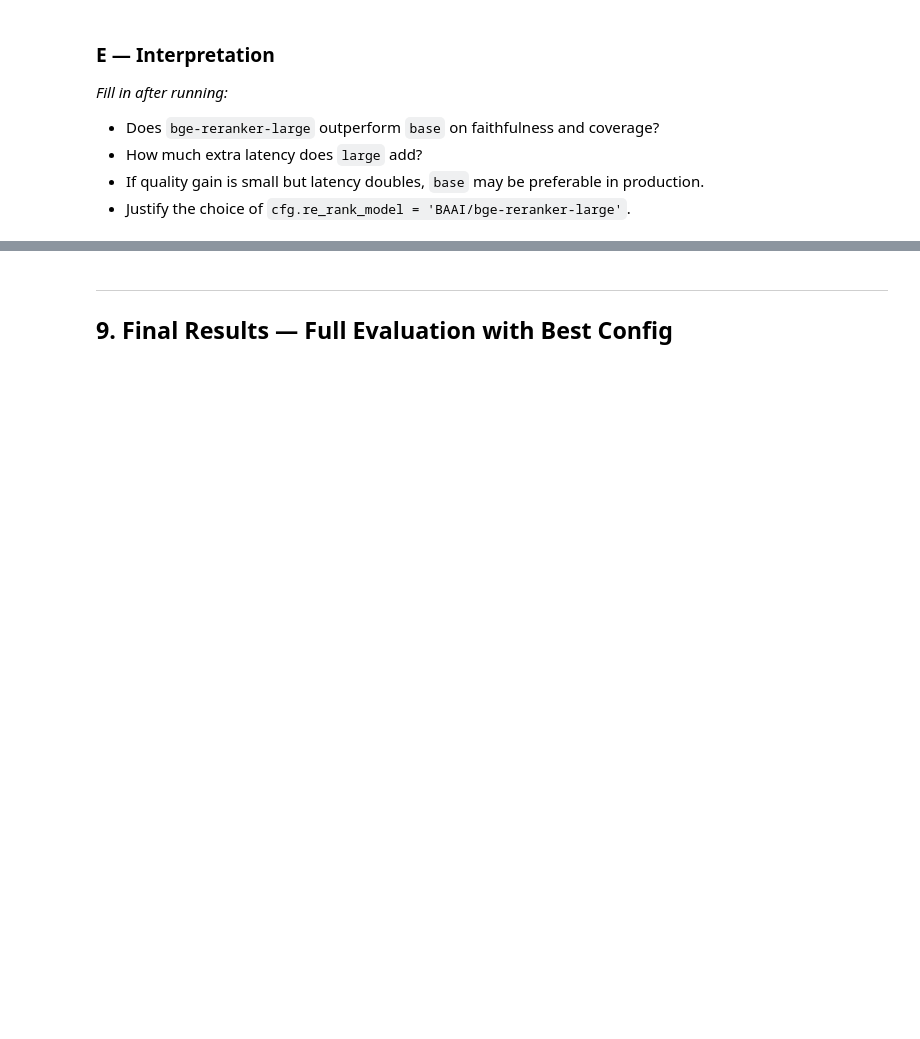
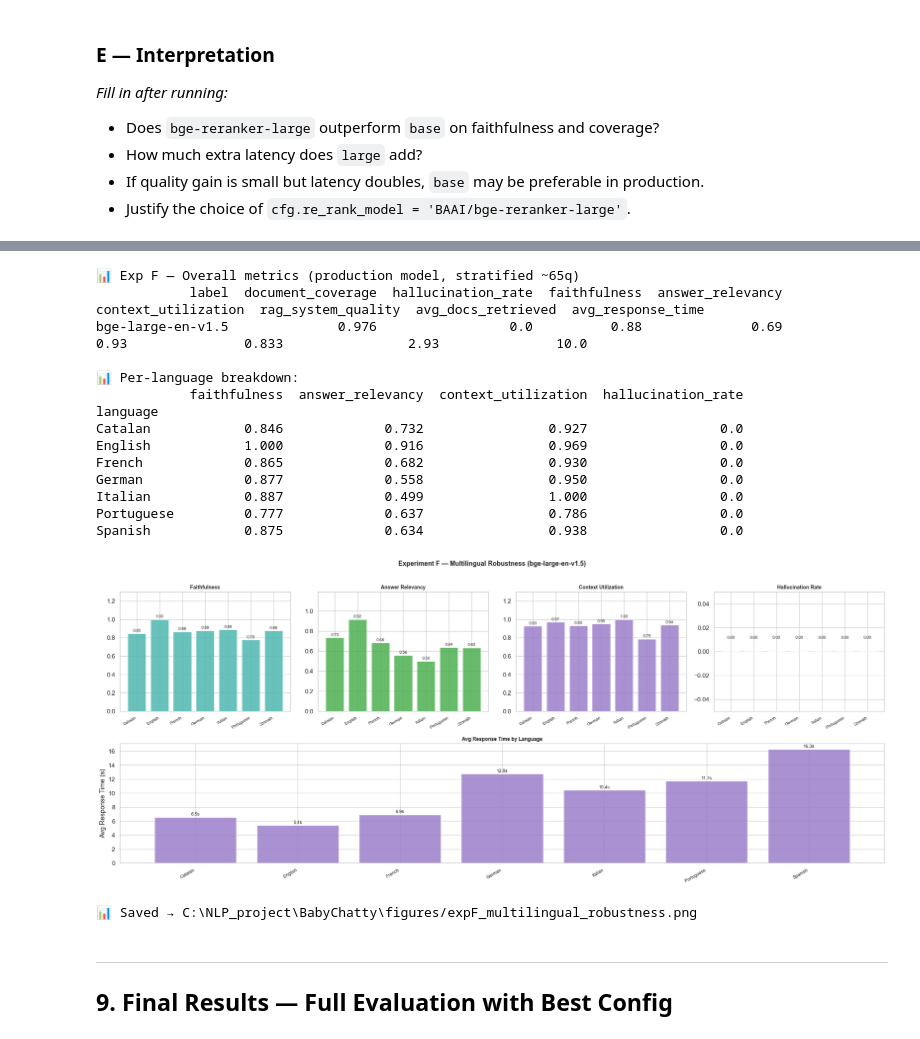
Before and after one commit to sprieton/BabyChatty, a Jupyter notebook: BabyChatty_Evaluation_v2.ipynb, the cells around one changed output, grey strips where cells are left out. Saved outputs shown, nothing was run; the diff lists cells and outputs as text; code cells hidden in the pictures; blank space fills up the shorter version.

```diff
--- a/BabyChatty_Evaluation_v2.ipynb
+++ b/BabyChatty_Evaluation_v2.ipynb
@@ -872,3 +1443,77 @@ plt.show()
+# %%
+# ── Overall summary ──────────────────────────────────────────────────────────
+s_emb_prod = summarize(df_emb_prod, 'bge-large-en-v1.5')
+print('📊 Exp F — Overall metrics (production model, stratified ~65q)')
+print(pd.DataFrame([s_emb_prod])[SHOW_COLS].to_string(index=False))
+
+# ── Per-language breakdown ────────────────────────────────────────────────────
+lang_metrics = ['faithfulness', 'answer_relevancy', 'context_utilization', 'hallucination_flag']
+df_lang = (
+    df_emb_prod.groupby('language')[lang_metrics]
+    .mean()
+    .rename(columns={'hallucination_flag': 'hallucination_rate'})
+    .round(3)
+)
+print('\n📊 Per-language breakdown:')
+print(df_lang.to_string())
+
+# ── Combined figure: metrics + response time ──────────────────────────────────
+langs        = df_lang.index.tolist()
+plot_metrics = ['faithfulness', 'answer_relevancy', 'context_utilization', 'hallucination_rate']
+plot_titles  = ['Faithfulness', 'Answer Relevancy', 'Context Utilization', 'Hallucination Rate']
+plot_colors  = [COLORS['main'], COLORS['ok'], COLORS['accent'], COLORS['warn']]
+
+rt_lang = df_emb_prod.groupby('language')['response_time'].mean().round(2)
+
+fig = plt.figure(figsize=(22, 9))
+fig.suptitle('Experiment F — Multilingual Robustness (bge-large-en-v1.5)',
+             fontsize=13, fontweight='bold', y=1.01)
+
+# ── Top row: 4 metric subplots ────────────────────────────────────────────────
+for i, (metric, m_title, color) in enumerate(zip(plot_metrics, plot_titles, plot_colors)):
+    ax = fig.add_subplot(2, 4, i + 1)
+    vals = df_lang[metric].values
+    bars = ax.bar(langs, vals, color=color, alpha=0.85, edgecolor='white')
+    ax.set_title(m_title, fontsize=10, fontweight='bold')
+    ax.set_ylim(0, max((v for v in vals if not np.isnan(v)), default=1) * 1.3)
+    ax.set_xticklabels(langs, rotation=30, ha='right', fontsize=8)
+    for bar, val in zip(bars, vals):
+        if not np.isnan(val):
+            ax.text(bar.get_x() + bar.get_width() / 2, bar.get_height() + 0.01,
+                    f'{val:.2f}', ha='center', va='bottom', fontsize=8)
+
+# ── Bottom row: response time spanning all 4 columns ─────────────────────────
+ax_rt = fig.add_subplot(2, 1, 2)
+bars_rt = ax_rt.bar(rt_lang.index, rt_lang.values,
+                    color=COLORS['accent'], alpha=0.85, edgecolor='white')
+ax_rt.set_title('Avg Response Time by Language', fontsize=10, fontweight='bold')
+ax_rt.set_ylabel('Avg Response Time (s)')
+ax_rt.set_xticklabels(rt_lang.index, rotation=30, ha='right', fontsize=9)
+for bar, val in zip(bars_rt, rt_lang.values):
+    ax_rt.text(bar.get_x() + bar.get_width() / 2, bar.get_height() + 0.1,
+               f'{val:.1f}s', ha='center', va='bottom', fontsize=9)
+
+plt.tight_layout()
+plt.savefig(FIGURES_DIR / 'expF_multilingual_robustness.png', dpi=150, bbox_inches='tight')
+plt.show()
+print(f'📊 Saved → {FIGURES_DIR}/expF_multilingual_robustness.png')
+# %% [output]
+📊 Exp F — Overall metrics (production model, stratified ~65q)
+            label  document_coverage  hallucination_rate  faithfulness  answer_relevancy  context_utilization  rag_system_quality  avg_docs_retrieved  avg_response_time
+bge-large-en-v1.5              0.976                 0.0          0.88              0.69                 0.93               0.833                2.93               10.0
+
+📊 Per-language breakdown:
+            faithfulness  answer_relevancy  context_utilization  hallucination_rate
+language
+Catalan            0.846             0.732                0.927                 0.0
+English            1.000             0.916                0.969                 0.0
+French             0.865             0.682                0.930                 0.0
+German             0.877             0.558                0.950                 0.0
+Italian            0.887             0.499                1.000                 0.0
+Portuguese         0.777             0.637                0.786                 0.0
+Spanish            0.875             0.634                0.938                 0.0
+[figure, added]
+📊 Saved → C:\NLP_project\BabyChatty\figures/expF_multilingual_robustness.png
 # %% [markdown]
 ---
 ## 9. Final Results — Full Evaluation with Best Config
```
Also changed, not shown: parts of 45 cells of this notebook.
